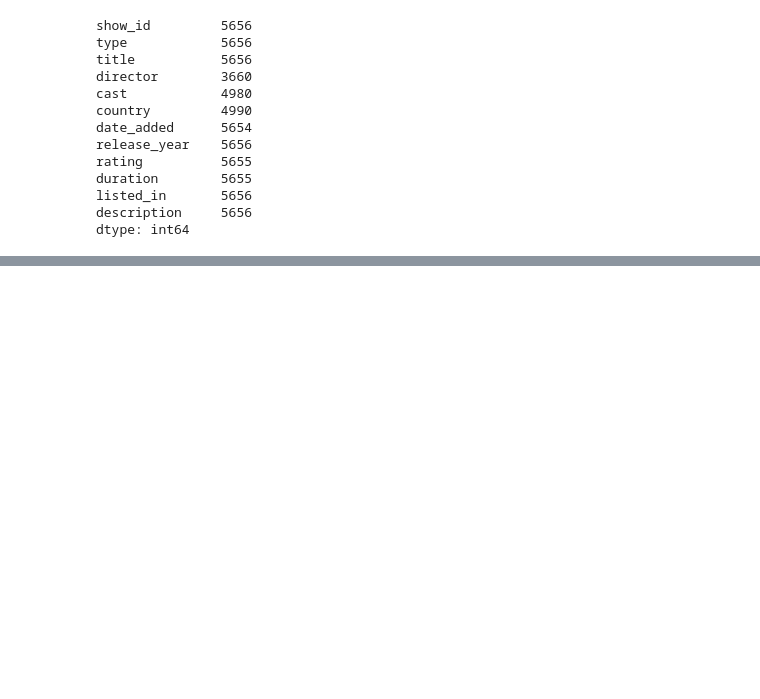
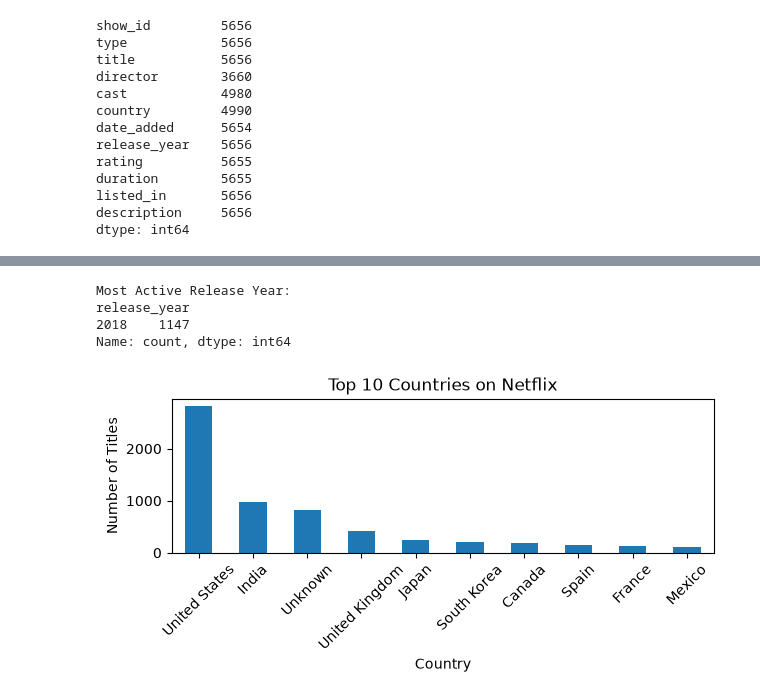
Before and after one commit to ankit-kr-maurya-82/Data-Science, a Jupyter notebook: day10Netflix.ipynb, the cells around one changed output, grey strips where cells are left out. Drawn from its saved outputs; the diff is of its cells as text; code cells hidden in the pictures; blank space fills up the shorter version.

Commit message:
Netflix data analysis

```diff
--- a/day10Netflix.ipynb
+++ b/day10Netflix.ipynb
@@ -92,0 +131,12 @@ dtype: int64
+# %%
+# ---------------------------
+# Handle Missing Values
+# ---------------------------
+
+data["director"] = data["director"].fillna("Unknown")
+data["cast"] = data["cast"].fillna("Unknown")
+data["country"] = data["country"].fillna("Unknown")
+data["rating"] = data["rating"].fillna("Not Rated")
+# %%
+data["director"]= data["director"].fillna("Unknown")
+data["director"]
@@ -92,0 +303,28 @@ dtype: int64
+# %%
+# Most Active Release Year
+# ---------------------------
+
+print("\nMost Active Release Year:")
+print(data["release_year"].value_counts().head(1))
+# %% [output]
+Most Active Release Year:
+release_year
+2018    1147
+Name: count, dtype: int64
+# %%
+# ---------------------------
+# Visualization 1
+# Top 10 Countries
+# ---------------------------
+
+top_countries = data["country"].value_counts().head(10)
+
+plt.figure(figsize=(7,2))
+top_countries.plot(kind="bar")
+plt.title("Top 10 Countries on Netflix")
+plt.xlabel("Country")
+plt.ylabel("Number of Titles")
+plt.xticks(rotation=45)
+plt.show()
+# %% [output]
+[figure, added]
```
Also changed, not shown: parts of 15 cells of this notebook.
